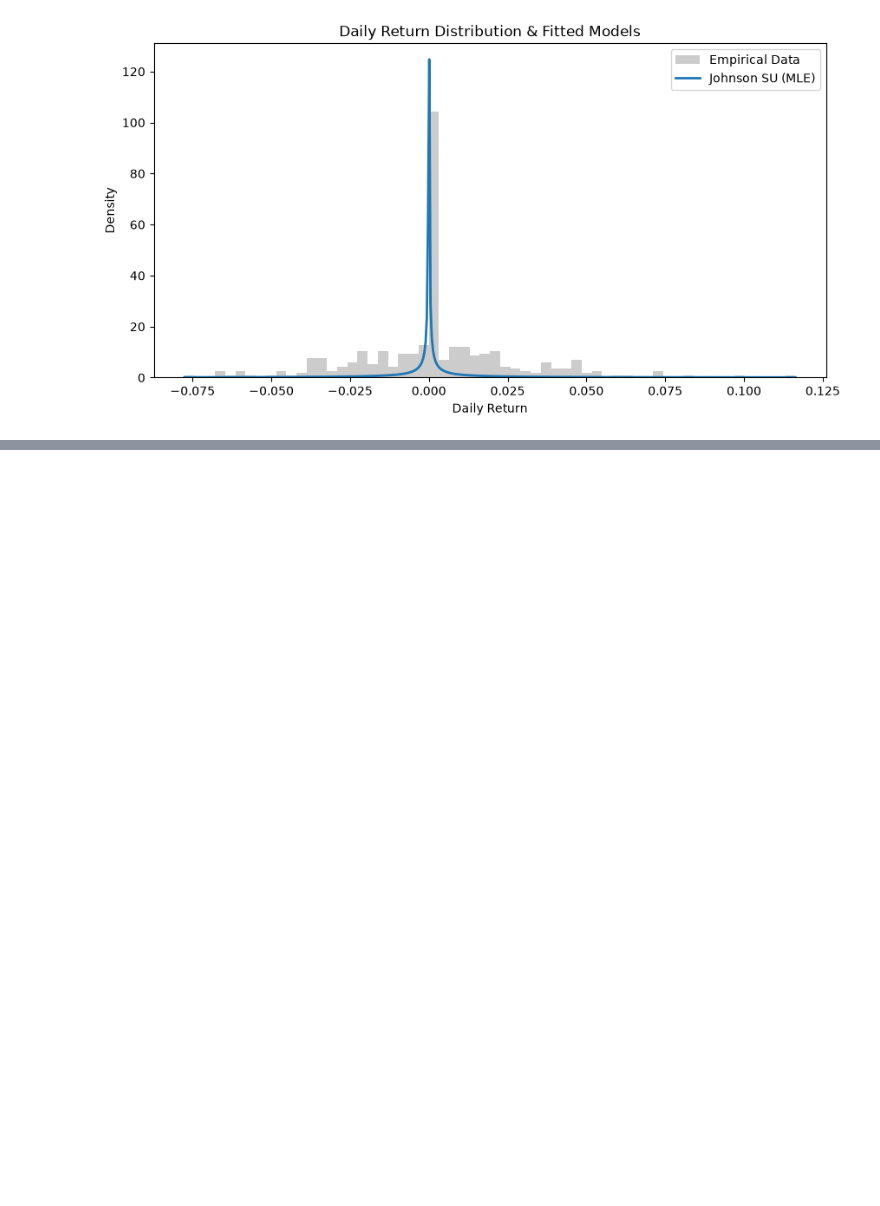
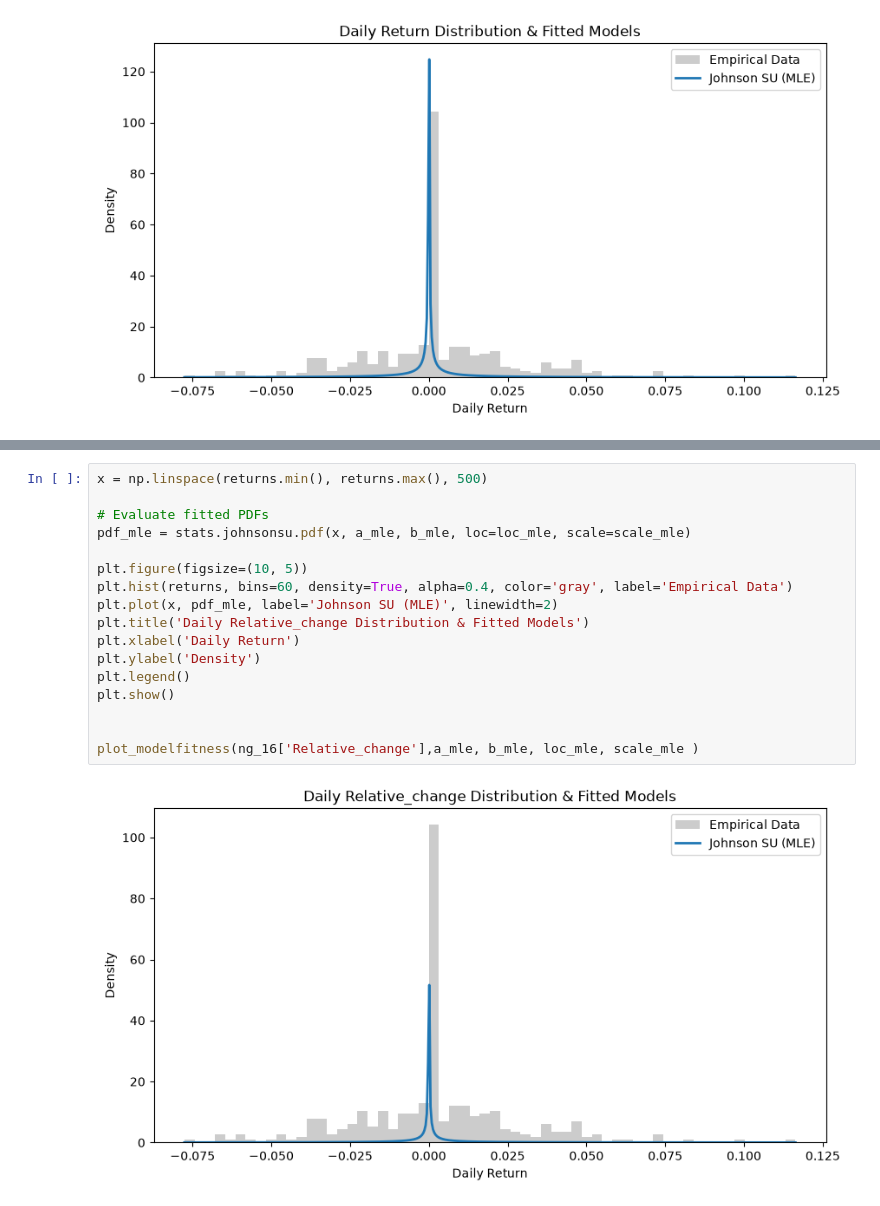
Before and after one commit to IanJ1998/Ian, a Jupyter notebook: CommodityProject/SystemicRiskCopulaProject/DataFiting/DataFitting_Part1.ipynb, the cells around one changed output, grey strips where cells are left out. Drawn from its saved outputs; the diff is of its cells as text; blank space fills up the shorter version.

```diff
--- a/CommodityProject/SystemicRiskCopulaProject/DataFiting/DataFitting_Part1.ipynb
+++ b/CommodityProject/SystemicRiskCopulaProject/DataFiting/DataFitting_Part1.ipynb
@@ -215,0 +277,19 @@ mle_mean, mle_var, mle_skew, mle_kurt = stats.johnsonsu.stats(
+# %%
+x = np.linspace(returns.min(), returns.max(), 500)
+
+# Evaluate fitted PDFs
+pdf_mle = stats.johnsonsu.pdf(x, a_mle, b_mle, loc=loc_mle, scale=scale_mle)
+
+plt.figure(figsize=(10, 5))
+plt.hist(returns, bins=60, density=True, alpha=0.4, color='gray', label='Empirical Data')
+plt.plot(x, pdf_mle, label='Johnson SU (MLE)', linewidth=2)
+plt.title('Daily Relative_change Distribution & Fitted Models')
+plt.xlabel('Daily Return')
+plt.ylabel('Density')
+plt.legend()
+plt.show()
+
+
+plot_modelfitness(ng_16['Relative_change'],a_mle, b_mle, loc_mle, scale_mle )
+# %% [output]
+[figure, added]
```
Also changed, not shown: parts of 30 cells of this notebook, 1 other file.
